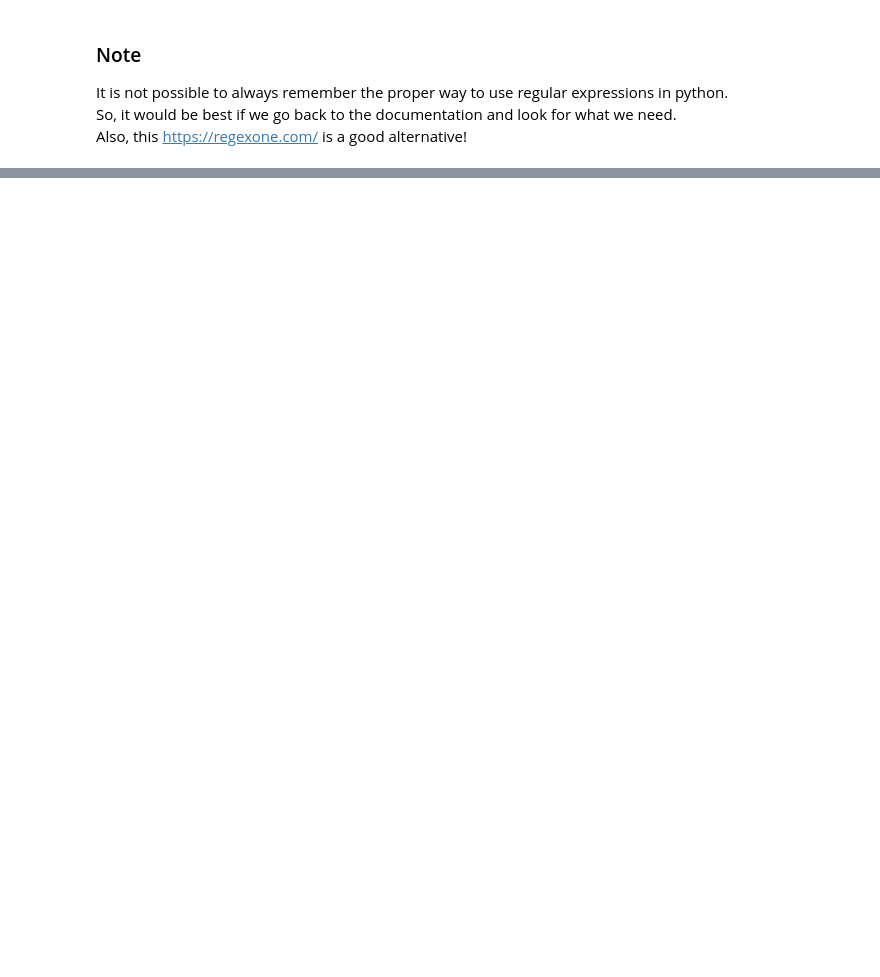
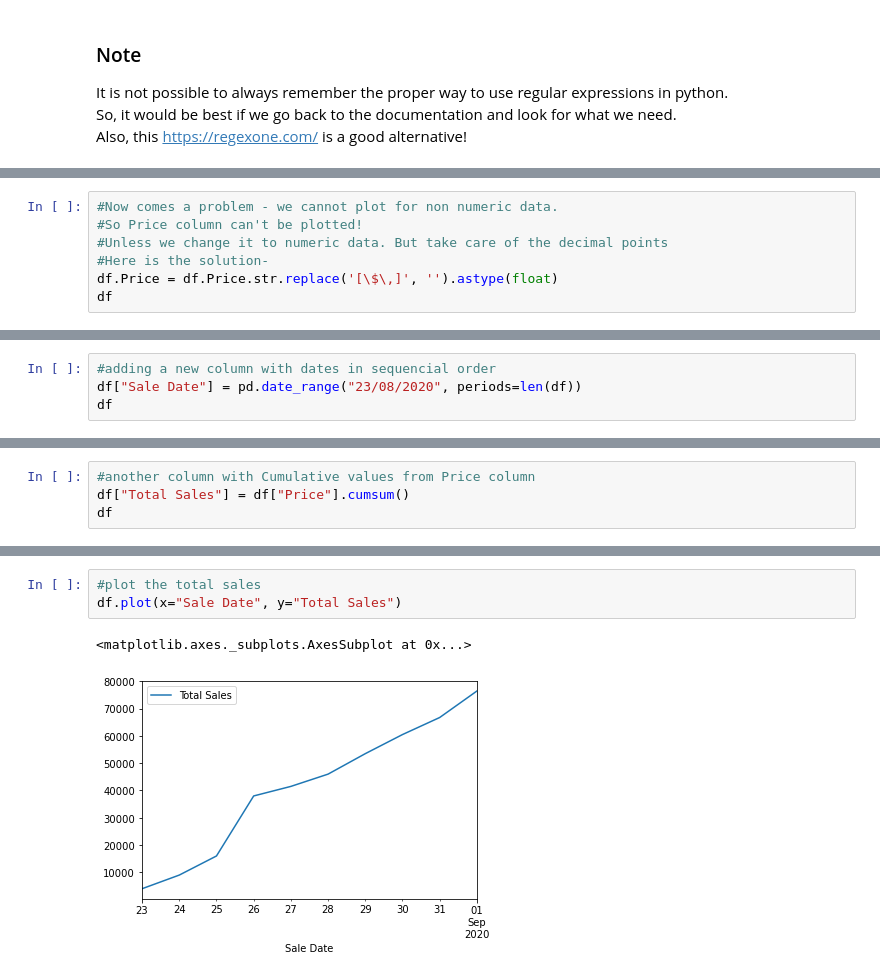
Before and after one commit to ineelhere/Machine-Learning-and-Data-Science, a Jupyter notebook: Matplotlib/matplotlib.ipynb, the cells around one changed output, grey strips where cells are left out. Cells and saved outputs as stored; diff of their text form; blank space fills up the shorter version.

```diff
--- a/Matplotlib/matplotlib.ipynb
+++ b/Matplotlib/matplotlib.ipynb
@@ -356,0 +369,7 @@ It is not possible to always remember the proper way to use regular expressions
+# %%
+#Now comes a problem - we cannot plot for non numeric data.
+#So Price column can't be plotted!
+#Unless we change it to numeric data. But take care of the decimal points
+#Here is the solution-
+df.Price = df.Price.str.replace('[\$\,]', '').astype(float)
+df
@@ -356,0 +388,4 @@ It is not possible to always remember the proper way to use regular expressions
+# %%
+#adding a new column with dates in sequencial order
+df["Sale Date"] = pd.date_range("23/08/2020", periods=len(df))
+df
@@ -356,0 +404,4 @@ It is not possible to always remember the proper way to use regular expressions
+# %%
+#another column with Cumulative values from Price column
+df["Total Sales"] = df["Price"].cumsum()
+df
@@ -356,0 +420,6 @@ It is not possible to always remember the proper way to use regular expressions
+# %%
+#plot the total sales
+df.plot(x="Sale Date", y="Total Sales")
+# %% [output]
+<matplotlib.axes._subplots.AxesSubplot at 0x...>
+[figure, added]
```
Also changed, not shown: parts of 18 cells of this notebook.
